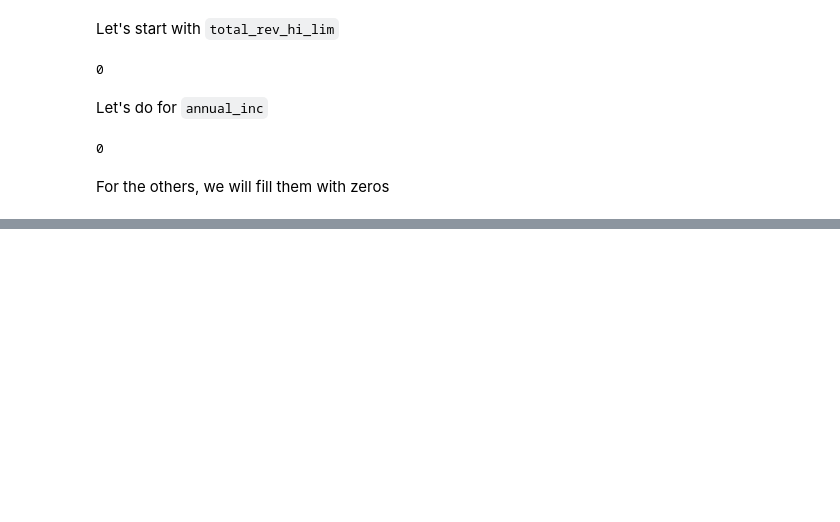
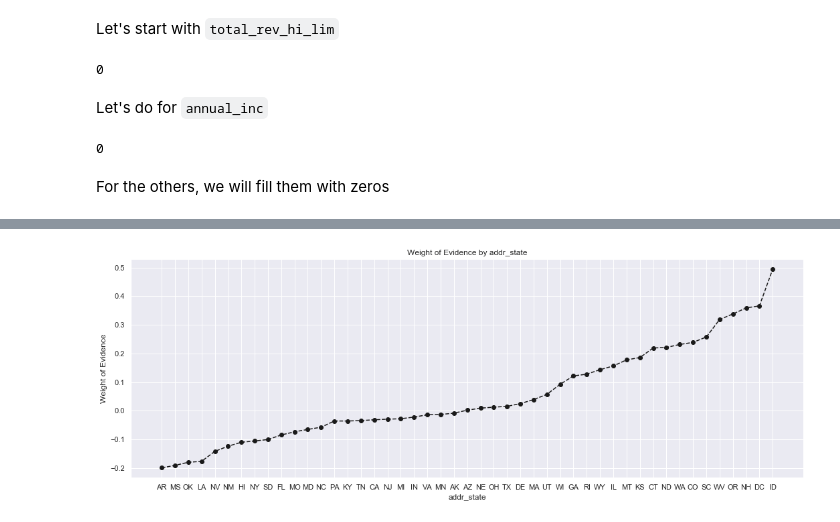
Before and after one commit to fw9228/Capstone-2-Project, a Jupyter notebook: Capstone 2 Project Credit Risk Modeling.ipynb, the cells around one changed output, grey strips where cells are left out. Cells and saved outputs as stored; diff of their text form; code cells hidden in the pictures; blank space fills up the shorter version.

```diff
--- a/Capstone 2 Project Credit Risk Modeling.ipynb
+++ b/Capstone 2 Project Credit Risk Modeling.ipynb
@@ -430,0 +709,5 @@ loan_data['emp_length_int'].fillna(0, inplace=True)
+# %%
+# We plot the weight of evidence values again for the 'addr_state' by removing the state IA and AL.
+plot_by_woe(df_temp2.iloc[2: -2, : ])
+# %% [output]
+[figure, added]
```
Also changed, not shown: parts of 111 cells of this notebook.
